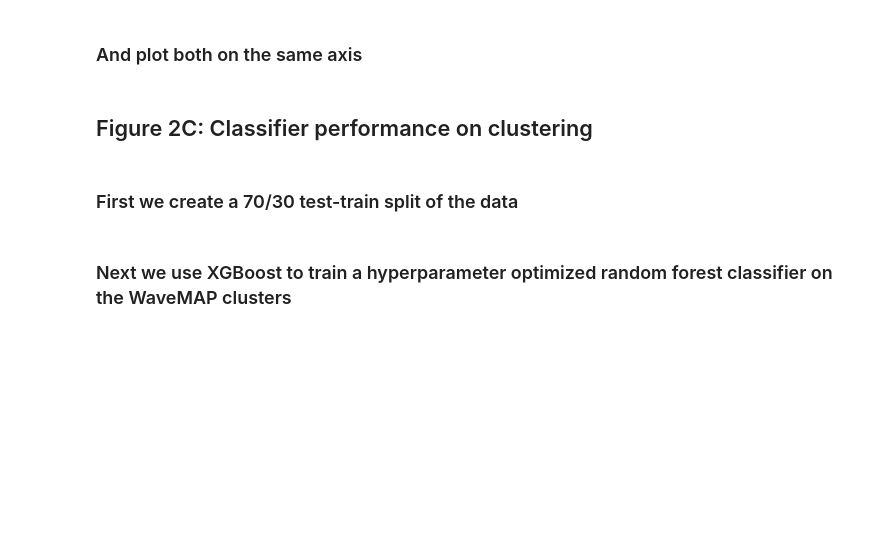
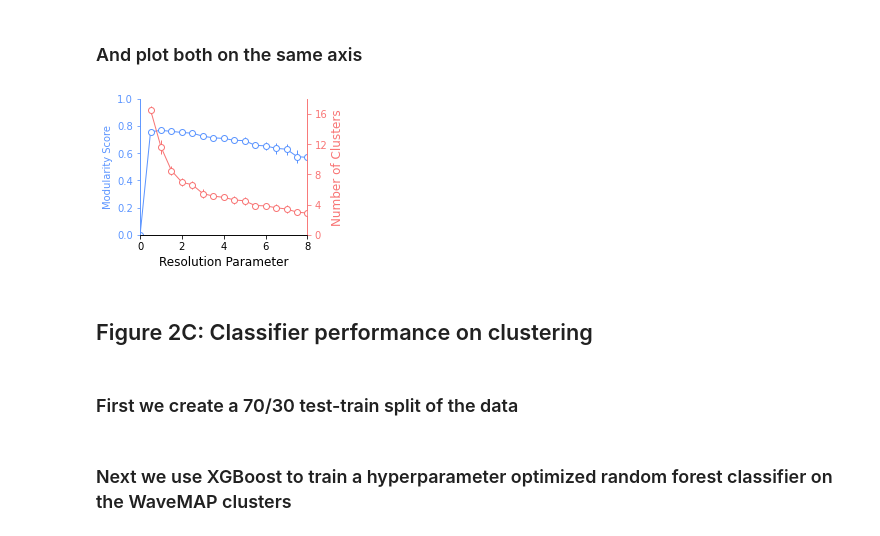
Before and after one commit to EricKenjiLee/WaveMAP_Paper, a Jupyter notebook: WaveMAP_Figures_Data.ipynb, the cells around one changed output. Drawn from its saved outputs; the diff is of its cells as text; code cells hidden in the pictures; blank space fills up the shorter version.

```diff
--- a/WaveMAP_Figures_Data.ipynb
+++ b/WaveMAP_Figures_Data.ipynb
@@ -105,3 +132,6 @@ MIN_DIST = 0.1
 
 #Louvain Clustering Parameters
 RESOLUTION = 1.5
+
+# BLUE COLOR
+BlueCol = '\033[94m'
@@ -417,6 +541,12 @@ KeyboardInterrupt: ignored
 # %% [markdown]
 ### And plot both on the same axis
 # %%
+if 'n_clusts_dict' not in list(locals().keys()):
+  n_clusts_dict = pkl.load(open('WaveMAP_Paper/data/n_clusts_dict.pkl','rb'))
+
+if 'modularity_dict' not in list(locals().keys()):
+  modularity_dict = pkl.load(open('WaveMAP_Paper/data/modularity_dict.pkl','rb'))
+
 avg_n_clusts = []
 for k in list(n_clusts_dict.keys()):
     avg_n_clusts.append(np.mean(n_clusts_dict[k]))
@@ -435,33 +565,35 @@ for k in list(modularity_dict.keys()):
 
 f, ax1 = plt.subplots(figsize=[3,2.5])
 
 ax1.errorbar(resolution_list,avg_modularity,yerr=std_modularity,
              c = '#5c95ff', marker='o', fillstyle='full', markerfacecolor='w',
              linewidth=1, markeredgewidth=1)
 ax1.set_ylabel('Modularity Score')
 ax1.set_xlabel('Resolution Parameter',fontsize=12)
 ax1.set_xlim([0,8])
 ax1.set_xticks([0,2,4,6,8])
 ax1.yaxis.label.set_color('#5c95ff')
 ax1.tick_params(axis='y',colors='#5c95ff')
 ax1.set_ylim(0,1.0)
 ax1.set_yticks([0,0.2,0.4,0.6,0.8,1.0])
 # ax1.set_yticklabels([0.0,'',0.2,'',0.4,'',0.6,'',0.8,'',1.0],fontsize=12)
 ax1.spines['top'].set_visible(False)
 ax1.spines['right'].set_color('#f87575')
 ax1.spines['left'].set_color('#5c95ff')
 
 ax2 = ax1.twinx()
 ax2.errorbar(resolution_list[1:],avg_n_clusts[1:],yerr=std_n_clusts[1:],
             c = '#f87575', marker='o', fillstyle='full', markerfacecolor='w', linewidth=1, markeredgewidth=1)
 ax2.set_ylabel('Number of Clusters',fontsize=12,c='#f87575')
 # ax2.spines['left'].set_color('b')
 ax2.tick_params(axis='y',colors='#f87575')
 ax2.set_ylim([0,18])
 ax2.set_yticks([0,4,8,12,16]);
 ax2.spines['top'].set_visible(False)
 ax2.spines['right'].set_color('#f87575')
 ax2.spines['left'].set_color('#5c95ff')
+# %% [output]
+[figure, added]
 # %% [markdown]
 ## Figure 2C: Classifier performance on clustering
 # %% [markdown]
```
Also changed, not shown: parts of 80 cells of this notebook.
